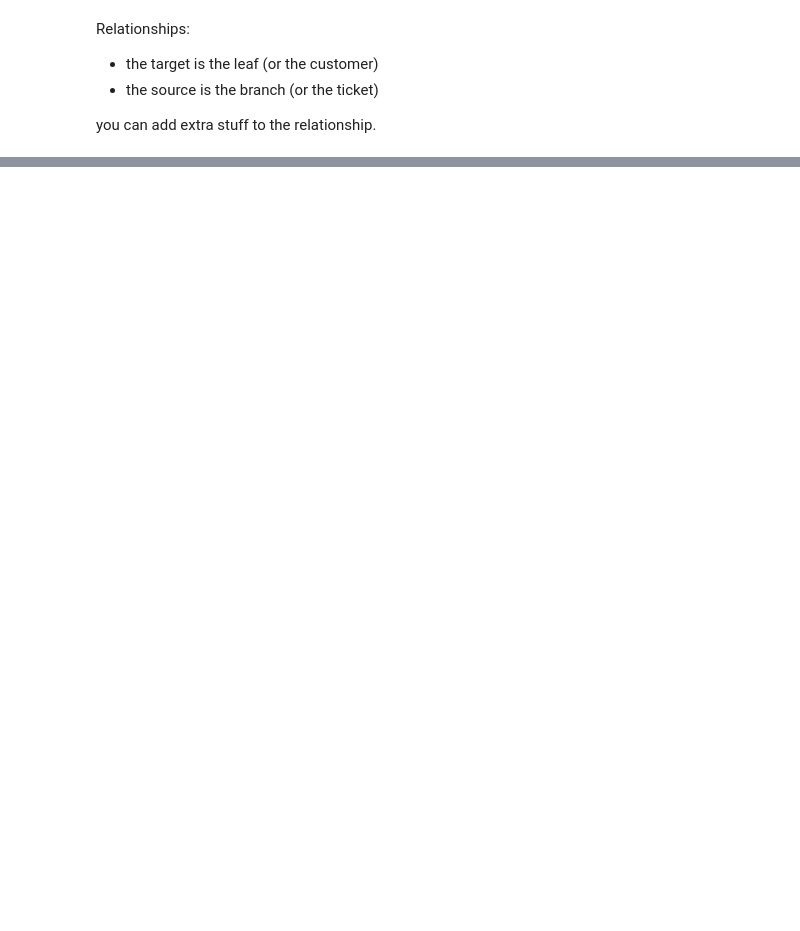
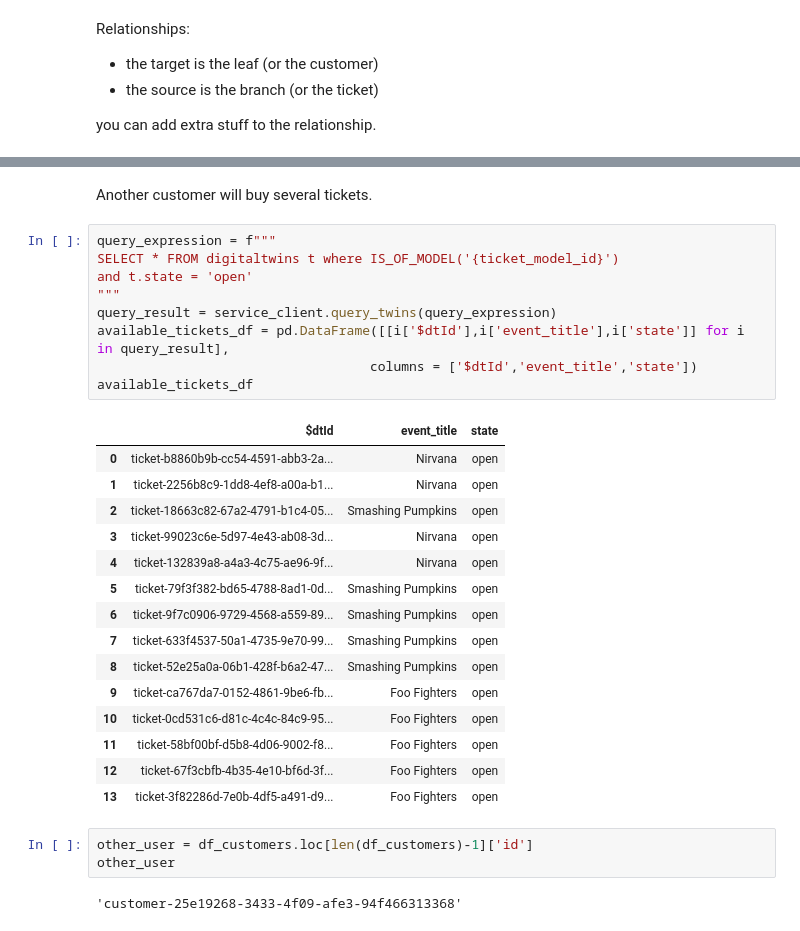
Before and after one commit to BillmanH/learn-dt, a Jupyter notebook: notebooks/02 Purchasing Tickets.ipynb, the cells around one changed output, grey strips where cells are left out. Cells and saved outputs as stored; diff of their text form; blank space fills up the shorter version.

```diff
--- a/notebooks/02 Purchasing Tickets.ipynb
+++ b/notebooks/02 Purchasing Tickets.ipynb
@@ -309,0 +318,32 @@ HttpResponseError: (InvalidRelationship) Twin relationship does not align with t
+# %% [markdown]
+Another customer will buy several tickets.
+# %%
+query_expression = f"""
+SELECT * FROM digitaltwins t where IS_OF_MODEL('{ticket_model_id}')
+and t.state = 'open'
+"""
+query_result = service_client.query_twins(query_expression)
+available_tickets_df = pd.DataFrame([[i['$dtId'],i['event_title'],i['state']] for i in query_result],
+                                   columns = ['$dtId','event_title','state'])
+available_tickets_df
+# %% [output]
+|  | $dtId | event_title | state |
+| 0 | ticket-b8860b9b-cc54-4591-abb3-2a... | Nirvana | open |
+| 1 | ticket-2256b8c9-1dd8-4ef8-a00a-b1... | Nirvana | open |
+| 2 | ticket-18663c82-67a2-4791-b1c4-05... | Smashing Pumpkins | open |
+| 3 | ticket-99023c6e-5d97-4e43-ab08-3d... | Nirvana | open |
+| 4 | ticket-132839a8-a4a3-4c75-ae96-9f... | Nirvana | open |
+| 5 | ticket-79f3f382-bd65-4788-8ad1-0d... | Smashing Pumpkins | open |
+| 6 | ticket-9f7c0906-9729-4568-a559-89... | Smashing Pumpkins | open |
+| 7 | ticket-633f4537-50a1-4735-9e70-99... | Smashing Pumpkins | open |
+| 8 | ticket-52e25a0a-06b1-428f-b6a2-47... | Smashing Pumpkins | open |
+| 9 | ticket-ca767da7-0152-4861-9be6-fb... | Foo Fighters | open |
+| 10 | ticket-0cd531c6-d81c-4c4c-84c9-95... | Foo Fighters | open |
+| 11 | ticket-58bf00bf-d5b8-4d06-9002-f8... | Foo Fighters | open |
+| 12 | ticket-67f3cbfb-4b35-4e10-bf6d-3f... | Foo Fighters | open |
+| 13 | ticket-3f82286d-7e0b-4df5-a491-d9... | Foo Fighters | open |
+# %%
+other_user = df_customers.loc[len(df_customers)-1]['id']
+other_user
+# %% [output]
+'customer-25e19268-3433-4f09-afe3-94f466313368'
```
Also changed, not shown: parts of 17 cells of this notebook, 1 other file.
